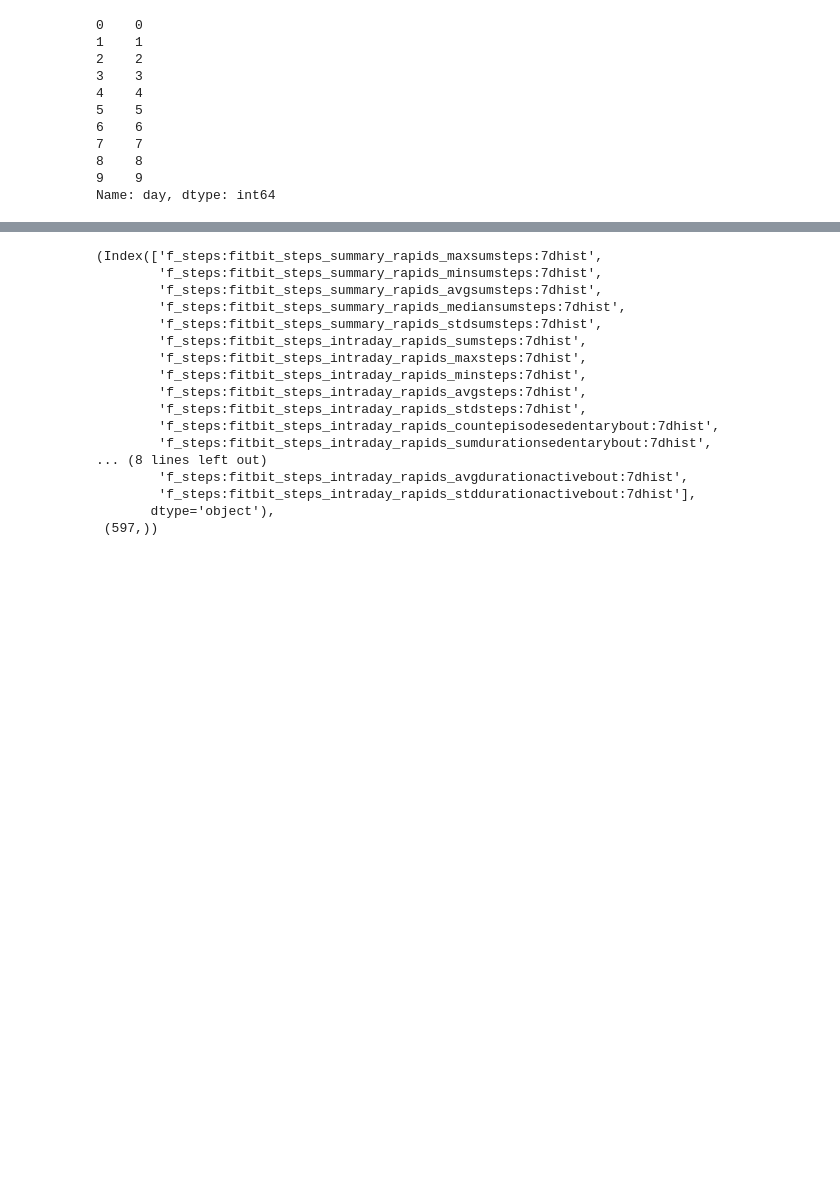
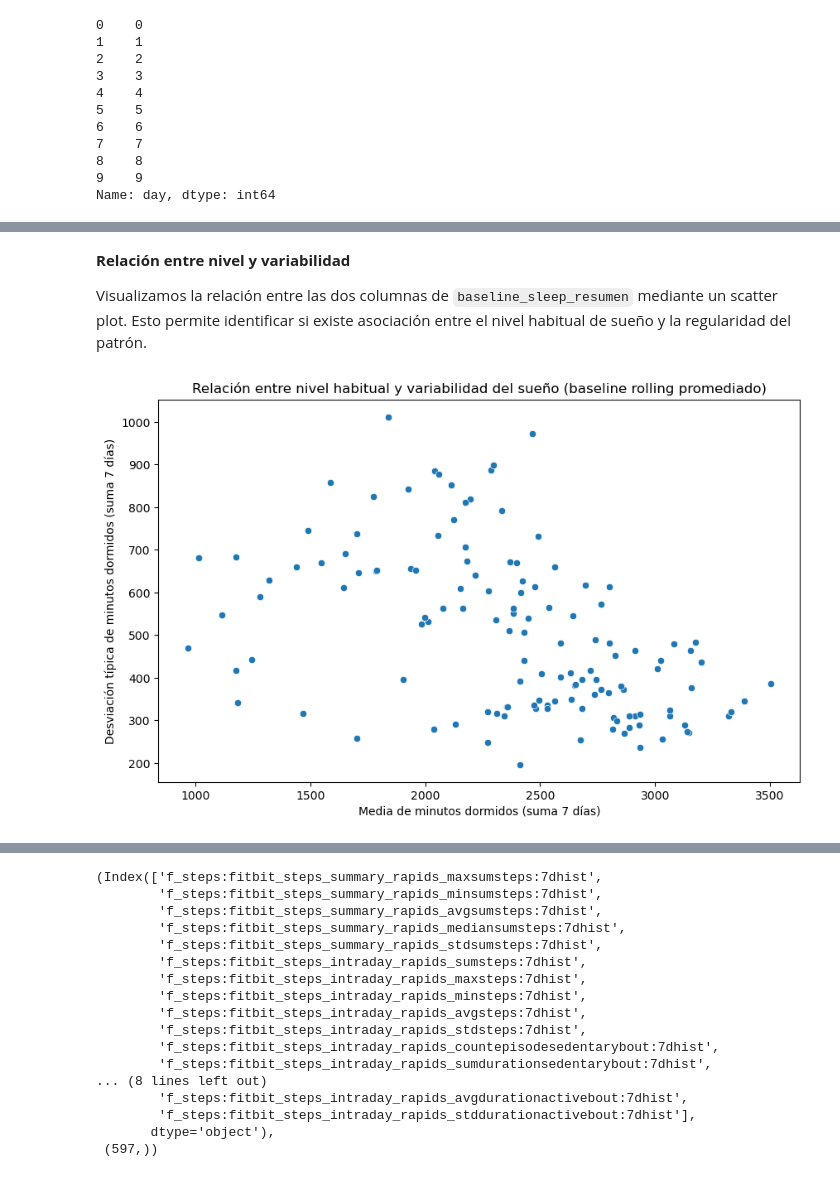
Before and after one commit to alejandrobarriel/globem, a Jupyter notebook: notebooks/globem.ipynb, the cells around one changed output, grey strips where cells are left out. Saved outputs shown, nothing was run; the diff lists cells and outputs as text; code cells hidden in the pictures; blank space fills up the shorter version.

```diff
--- a/notebooks/globem.ipynb
+++ b/notebooks/globem.ipynb
@@ -945,0 +735,13 @@ La dimensión de activación se representa con `df_steps`. La lógica de selecci
+# %% [markdown]
+**Relación entre nivel y variabilidad**
+
+Visualizamos la relación entre las dos columnas de `baseline_sleep_resumen` mediante un scatter plot. Esto permite identificar si existe asociación entre el nivel habitual de sueño y la regularidad del patrón.
+# %%
+plt.figure(figsize=(10, 6))
+sns.scatterplot(data=baseline_sleep_resumen, x="mean", y="std")
+plt.title("Relación entre nivel habitual y variabilidad del sueño (baseline rolling promediado)")
+plt.xlabel("Media de minutos dormidos (suma 7 días)")
+plt.ylabel("Desviación típica de minutos dormidos (suma 7 días)")
+plt.show()
+# %% [output]
+[figure, added]
```
Also changed, not shown: parts of 289 cells of this notebook, 1 other file.
